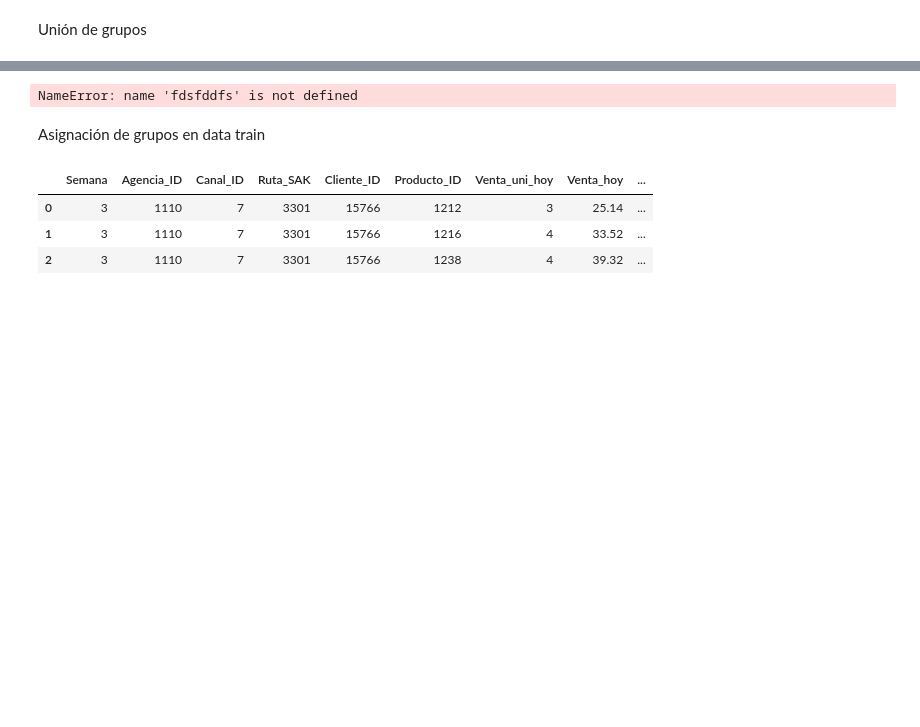
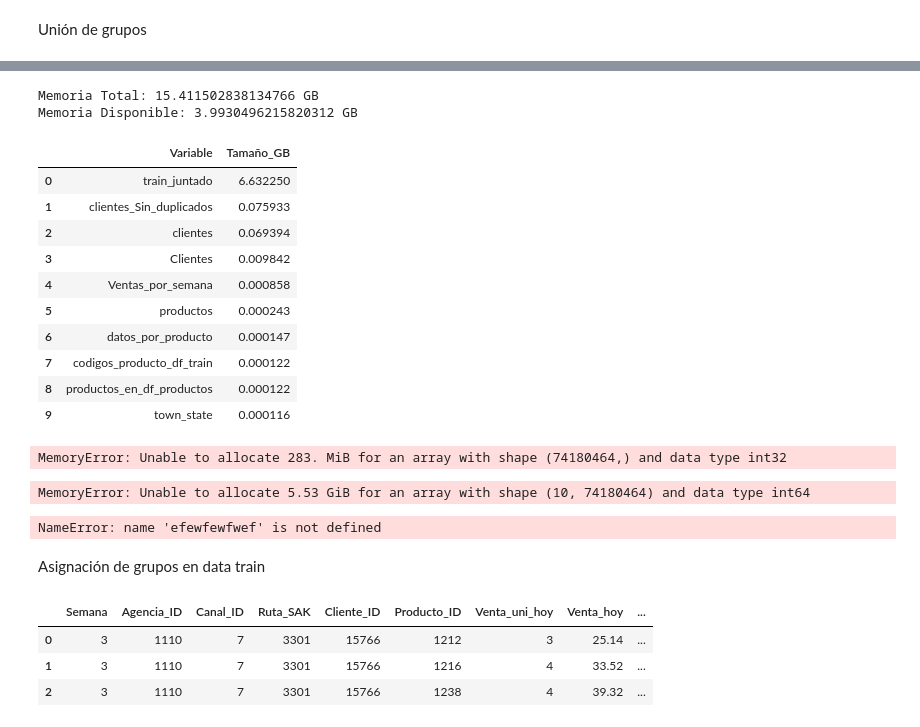
Before and after one commit to christiansakerb/Bimbo_Demanda-Inventario, a Jupyter notebook: notebook.ipynb, the cells around one changed output, grey strips where cells are left out. Cells and saved outputs as stored; diff of their text form; code cells hidden in the pictures; blank space fills up the shorter version.

Commit message:
Grupos por otras variables

```diff
--- a/notebook.ipynb
+++ b/notebook.ipynb
@@ -424,7 +442,35 @@ KeyboardInterrupt:
-# %%
-fdsfddfs
-# %% [output]
-NameError: name 'fdsfddfs' is not defined
+# %%
+variables_por_tamaño().head(10)
+# %% [output]
+Memoria Total: 15.411502838134766 GB
+Memoria Disponible: 3.9930496215820312 GB
+|  | Variable | Tamaño_GB |
+| 0 | train_juntado | 6.632250 |
+| 1 | clientes_Sin_duplicados | 0.075933 |
+| 2 | clientes | 0.069394 |
+| 3 | Clientes | 0.009842 |
+| 4 | Ventas_por_semana | 0.000858 |
+| 5 | productos | 0.000243 |
+| 6 | datos_por_producto | 0.000147 |
+| 7 | codigos_producto_df_train | 0.000122 |
+| 8 | productos_en_df_productos | 0.000122 |
+| 9 | town_state | 0.000116 |
+# %%
+train_juntado = train_juntado.merge(Agencias,how='left',on='Agencia_ID')
+# %% [output]
+MemoryError: Unable to allocate 283. MiB for an array with shape (74180464,) and data type int32
+# %%
+train_juntado = train.merge(Clusteres_definidos,how='left',on='Producto_ID')
+del train
+train_juntado = train_juntado.merge(Agencias,how='left',on='Agencia_ID')
+train_juntado = train_juntado.merge(Rutas,how='left',on='Ruta_SAK')
+train_juntado = train_juntado.merge(Clientes,how='left',on='Cliente_ID')
+# %% [output]
+MemoryError: Unable to allocate 5.53 GiB for an array with shape (10, 74180464) and data type int64
+# %%
+efewfewfwef
+# %% [output]
+NameError: name 'efewfewfwef' is not defined
 # %% [markdown]
 Asignación de grupos en data train
 # %%
```
Also changed, not shown: parts of 5 cells of this notebook.
